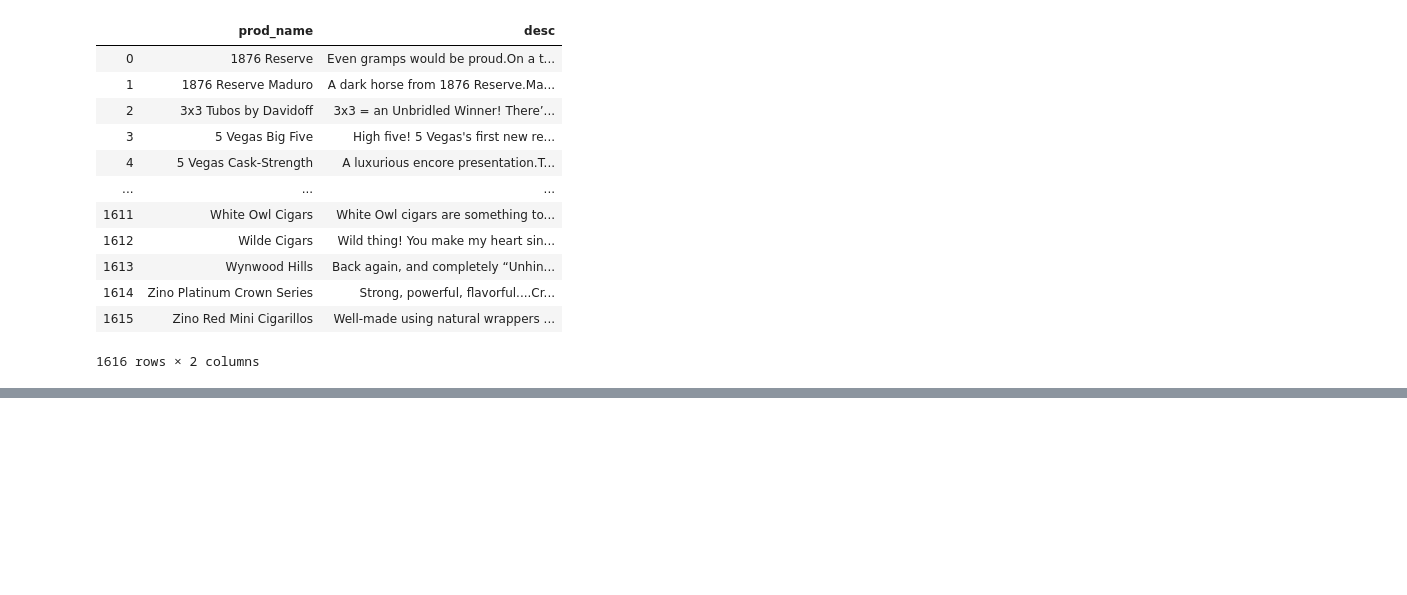
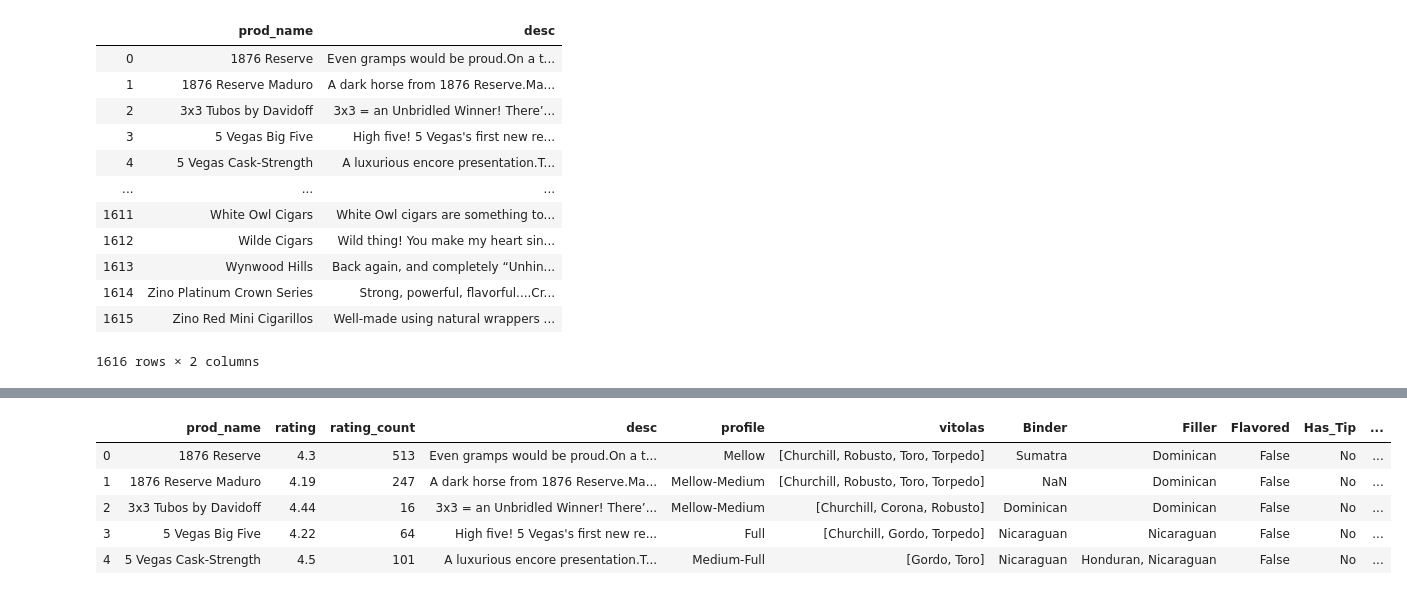
Before and after one commit to SteveRNewman/cigar_recommender, a Jupyter notebook: Working Capstone.ipynb, the cells around one changed output, grey strips where cells are left out. Cells and saved outputs as stored; diff of their text form; code cells hidden in the pictures; blank space fills up the shorter version.

```diff
--- a/Working Capstone.ipynb
+++ b/Working Capstone.ipynb
@@ -160,0 +318,9 @@ df_main[["prod_name","desc"]]
+# %%
+df_main.head()
+# %% [output]
+|  | prod_name | rating | rating_count | desc | profile | vitolas | Binder | Filler | Flavored | Has_Tip | ... |
+| 0 | 1876 Reserve | 4.3 | 513 | Even gramps would be proud.On a t... | Mellow | [Churchill, Robusto, Toro, Torpedo] | Sumatra | Dominican | False | No | ... |
+| 1 | 1876 Reserve Maduro | 4.19 | 247 | A dark horse from 1876 Reserve.Ma... | Mellow-Medium | [Churchill, Robusto, Toro, Torpedo] | NaN | Dominican | False | No | ... |
+| 2 | 3x3 Tubos by Davidoff | 4.44 | 16 | 3x3 = an Unbridled Winner! There’... | Mellow-Medium | [Churchill, Corona, Robusto] | Dominican | Dominican | False | No | ... |
+| 3 | 5 Vegas Big Five | 4.22 | 64 | High five! 5 Vegas's first new re... | Full | [Churchill, Gordo, Torpedo] | Nicaraguan | Nicaraguan | False | No | ... |
+| 4 | 5 Vegas Cask-Strength | 4.5 | 101 | A luxurious encore presentation.T... | Medium-Full | [Gordo, Toro] | Nicaraguan | Honduran, Nicaraguan | False | No | ... |
```
Also changed, not shown: parts of 49 cells of this notebook.
